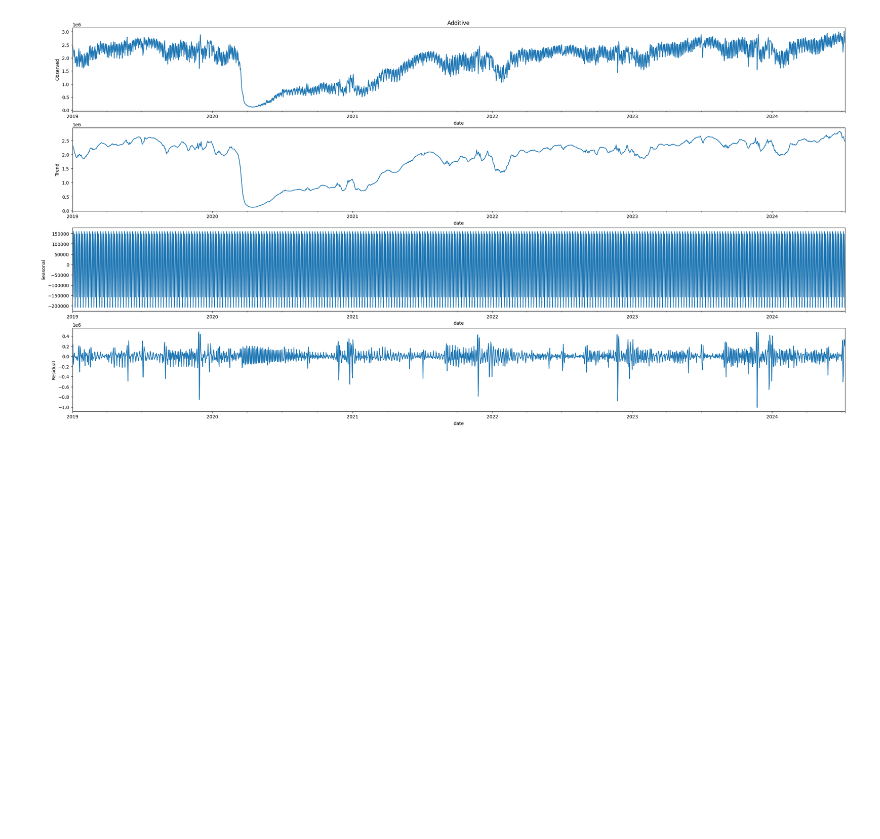
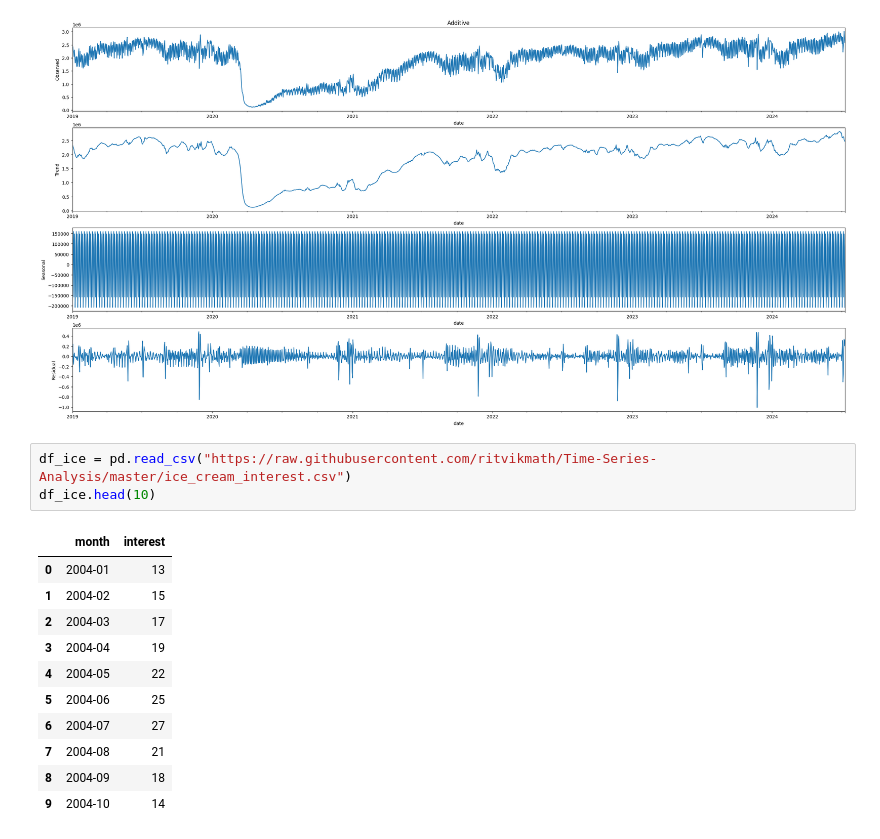
Before and after one commit to aseemanand/pycatcher, a Jupyter notebook: notebooks/Example Notebook.ipynb, the cells around one changed output. Saved outputs shown, nothing was run; the diff lists cells and outputs as text; blank space fills up the shorter version.

```diff
--- a/notebooks/Example Notebook.ipynb
+++ b/notebooks/Example Notebook.ipynb
@@ -197,3 +206,18 @@ build_seasonal_plot(df_tsa)
 2024-10-27 14:59:16,046 - INFO - Using Additive model for seasonal decomposition.
 2024-10-27 14:59:16,061 - INFO - Plotting seasonal decomposition with title: Additive
 [figure]
+# %%
+df_ice = pd.read_csv("https://raw.githubusercontent.com/ritvikmath/Time-Series-Analysis/master/ice_cream_interest.csv")
+df_ice.head(10)
+# %% [output]
+|  | month | interest |
+| 0 | 2004-01 | 13 |
+| 1 | 2004-02 | 15 |
+| 2 | 2004-03 | 17 |
+| 3 | 2004-04 | 19 |
+| 4 | 2004-05 | 22 |
+| 5 | 2004-06 | 25 |
+| 6 | 2004-07 | 27 |
+| 7 | 2004-08 | 21 |
+| 8 | 2004-09 | 18 |
+| 9 | 2004-10 | 14 |
```
Also changed, not shown: parts of 7 cells of this notebook, 1 other file.
